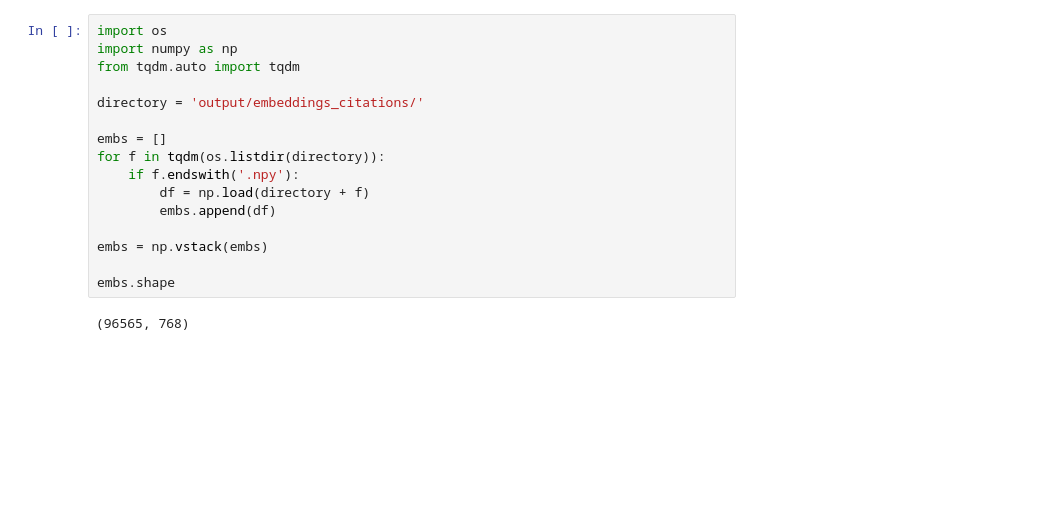
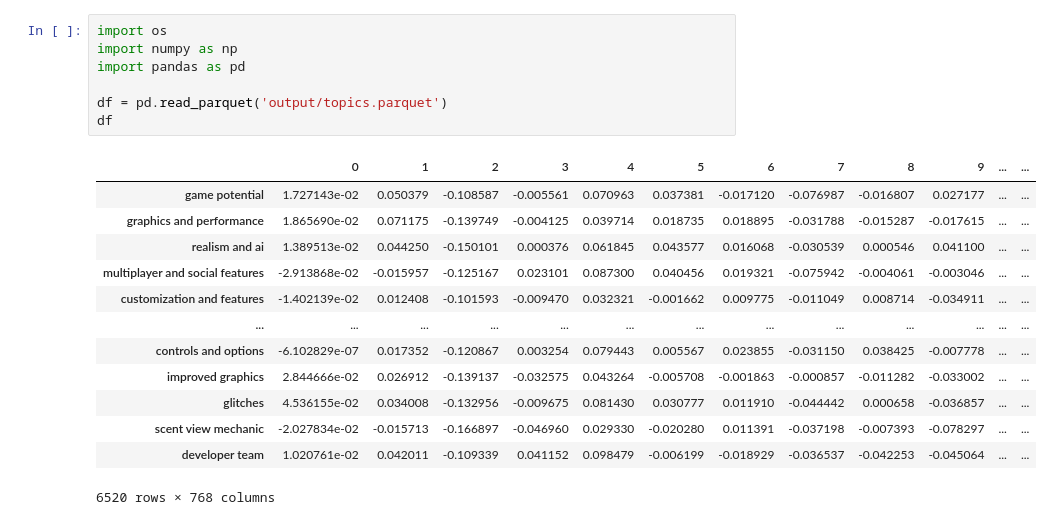
Before and after one commit to rik1599/mth-review-analysis, a Jupyter notebook: clusters.ipynb, the cells around one changed output. Drawn from its saved outputs; the diff is of its cells as text; blank space fills up the shorter version.

```diff
--- a/clusters.ipynb
+++ b/clusters.ipynb
@@ -1,18 +1,21 @@
-# %%
-import os
-import numpy as np
-from tqdm.auto import tqdm
-
-directory = 'output/embeddings_citations/'
-
-embs = []
-for f in tqdm(os.listdir(directory)):
-    if f.endswith('.npy'):
-        df = np.load(directory + f)
-        embs.append(df)
-
-embs = np.vstack(embs)
-
-embs.shape
-# %% [output]
-(96565, 768)
+# %%
+import os
+import numpy as np
+import pandas as pd
+
+df = pd.read_parquet('output/topics.parquet')
+df
+# %% [output]
+|  | 0 | 1 | 2 | 3 | 4 | 5 | 6 | 7 | 8 | 9 | ... | ... |
+| game potential | 1.727143e-02 | 0.050379 | -0.108587 | -0.005561 | 0.070963 | 0.037381 | -0.017120 | -0.076987 | -0.016807 | 0.027177 | ... | ... |
+| graphics and performance | 1.865690e-02 | 0.071175 | -0.139749 | -0.004125 | 0.039714 | 0.018735 | 0.018895 | -0.031788 | -0.015287 | -0.017615 | ... | ... |
+| realism and ai | 1.389513e-02 | 0.044250 | -0.150101 | 0.000376 | 0.061845 | 0.043577 | 0.016068 | -0.030539 | 0.000546 | 0.041100 | ... | ... |
+| multiplayer and social features | -2.913868e-02 | -0.015957 | -0.125167 | 0.023101 | 0.087300 | 0.040456 | 0.019321 | -0.075942 | -0.004061 | -0.003046 | ... | ... |
+| customization and features | -1.402139e-02 | 0.012408 | -0.101593 | -0.009470 | 0.032321 | -0.001662 | 0.009775 | -0.011049 | 0.008714 | -0.034911 | ... | ... |
+| ... | ... | ... | ... | ... | ... | ... | ... | ... | ... | ... | ... | ... |
+| controls and options | -6.102829e-07 | 0.017352 | -0.120867 | 0.003254 | 0.079443 | 0.005567 | 0.023855 | -0.031150 | 0.038425 | -0.007778 | ... | ... |
+| improved graphics | 2.844666e-02 | 0.026912 | -0.139137 | -0.032575 | 0.043264 | -0.005708 | -0.001863 | -0.000857 | -0.011282 | -0.033002 | ... | ... |
+| glitches | 4.536155e-02 | 0.034008 | -0.132956 | -0.009675 | 0.081430 | 0.030777 | 0.011910 | -0.044442 | 0.000658 | -0.036857 | ... | ... |
+| scent view mechanic | -2.027834e-02 | -0.015713 | -0.166897 | -0.046960 | 0.029330 | -0.020280 | 0.011391 | -0.037198 | -0.007393 | -0.078297 | ... | ... |
+| developer team | 1.020761e-02 | 0.042011 | -0.109339 | 0.041152 | 0.098479 | -0.006199 | -0.018929 | -0.036537 | -0.042253 | -0.045064 | ... | ... |
+6520 rows × 768 columns
```
Also changed, not shown: parts of 5 cells of this notebook, 5 other files.
